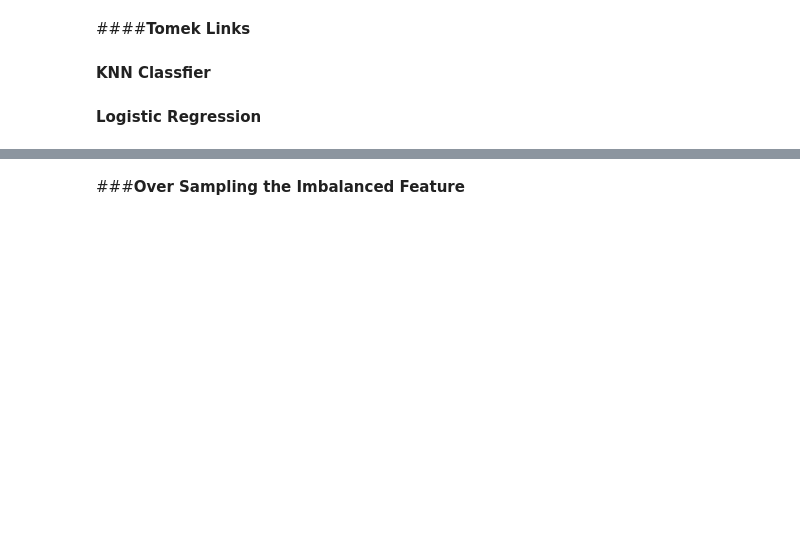
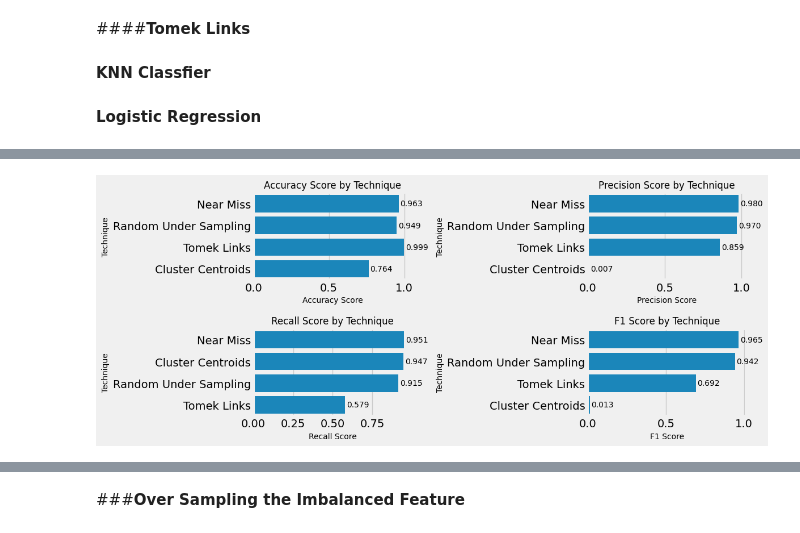
Before and after one commit to ZiadMAlsawy/ML_Project, a Jupyter notebook: Task_2.ipynb, the cells around one changed output, grey strips where cells are left out. Saved outputs shown, nothing was run; the diff lists cells and outputs as text; code cells hidden in the pictures; blank space fills up the shorter version.

```diff
--- a/Task_2.ipynb
+++ b/Task_2.ipynb
@@ -404,0 +431,15 @@ F1 Score : 0.69
+# %%
+Logistic_Regresion_Model_After_NM = LogisticRegression(max_iter=10000)
+Logistic_Regresion_Model_After_NM.fit(X_train_nm, y_train_nm)
+y_nm_pred = Logistic_Regresion_Model_After_NM.predict(X_test_nm)
+# %%
+LR_NM = {
+    'Model Name': 'Logistic Regression',
+    'Accuracy Score': accuracy_score(y_test_nm, y_nm_pred),
+    'Precision Score': precision_score(y_test_nm, y_nm_pred),
+    'Recall Score': recall_score(y_test_nm, y_nm_pred),
+    'F1 Score': f1_score(y_test_nm, y_nm_pred),
+    'Imbalnced Feature Statue': False,
+    'Technique': 'Near Miss'
+}
+Records = pd.concat([Records, pd.DataFrame([LR_NM])], ignore_index=True)
@@ -404,0 +448,4 @@ F1 Score : 0.69
+# %%
+sorted_by_F1_Score = Records.sort_values(by="F1 Score", ascending=False)
+sorted_by_F1_Score
+# We can say that based on sorting by F1 Score Near Miss is the Best One
@@ -404,0 +459,61 @@ F1 Score : 0.69
+# %%
+sorted_data = sorted_by_F1_Score.sort_values(by="F1 Score", ascending=False)
+
+fig, axes = plt.subplots(2, 2, figsize=(12, 5))
+
+title_fontsize = 12
+label_fontsize = 10
+tick_fontsize = 8
+
+sns.barplot(data=sorted_data, y="Technique", x="Accuracy Score", ax=axes[0, 0], orient='h')
+axes[0, 0].set_title("Accuracy Score by Technique", fontsize=title_fontsize)
+axes[0, 0].set_xlabel("Accuracy Score", fontsize=label_fontsize)
+axes[0, 0].set_ylabel("Technique", fontsize=label_fontsize)
+for bar in axes[0, 0].patches:
+    axes[0, 0].text(
+        bar.get_width() + 0.01, bar.get_y() + bar.get_height() / 2,
+        f"{bar.get_width():.3f}",
+        fontsize=label_fontsize, va='center'
+    )
+
+sorted_data = sorted_data.sort_values(by="Precision Score", ascending=False)
+sns.barplot(data=sorted_data, y="Technique", x="Precision Score", ax=axes[0, 1], orient='h')
+axes[0, 1].set_title("Precision Score by Technique", fontsize=title_fontsize)
+axes[0, 1].set_xlabel("Precision Score", fontsize=label_fontsize)
+axes[0, 1].set_ylabel("Technique", fontsize=label_fontsize)
+for bar in axes[0, 1].patches:
+    axes[0, 1].text(
+        bar.get_width() + 0.01, bar.get_y() + bar.get_height() / 2,
+        f"{bar.get_width():.3f}",
+        fontsize=label_fontsize, va='center'
+    )
+
+sorted_data = sorted_data.sort_values(by="Recall Score", ascending=False)
+sns.barplot(data=sorted_data, y="Technique", x="Recall Score", ax=axes[1, 0], orient='h')
+axes[1, 0].set_title("Recall Score by Technique", fontsize=title_fontsize)
+axes[1, 0].set_xlabel("Recall Score", fontsize=label_fontsize)
+axes[1, 0].set_ylabel("Technique", fontsize=label_fontsize)
+for bar in axes[1, 0].patches:
+    axes[1, 0].text(
+        bar.get_width() + 0.01, bar.get_y() + bar.get_height() / 2,
+        f"{bar.get_width():.3f}",
+        fontsize=label_fontsize, va='center'
+    )
+
+sorted_data = sorted_data.sort_values(by="F1 Score", ascending=False)
+sns.barplot(data=sorted_data, y="Technique", x="F1 Score", ax=axes[1, 1], orient='h')
+axes[1, 1].set_title("F1 Score by Technique", fontsize=title_fontsize)
+axes[1, 1].set_xlabel("F1 Score", fontsize=label_fontsize)
+axes[1, 1].set_ylabel("Technique", fontsize=label_fontsize)
+for bar in axes[1, 1].patches:
+    axes[1, 1].text(
+        bar.get_width() + 0.01, bar.get_y() + bar.get_height() / 2,
+        f"{bar.get_width():.3f}",
+        fontsize=label_fontsize, va='center'
+    )
+
+plt.tight_layout()
+
+plt.show()
+# %% [output]
+[figure, added]
```
Also changed, not shown: parts of 42 cells of this notebook.
